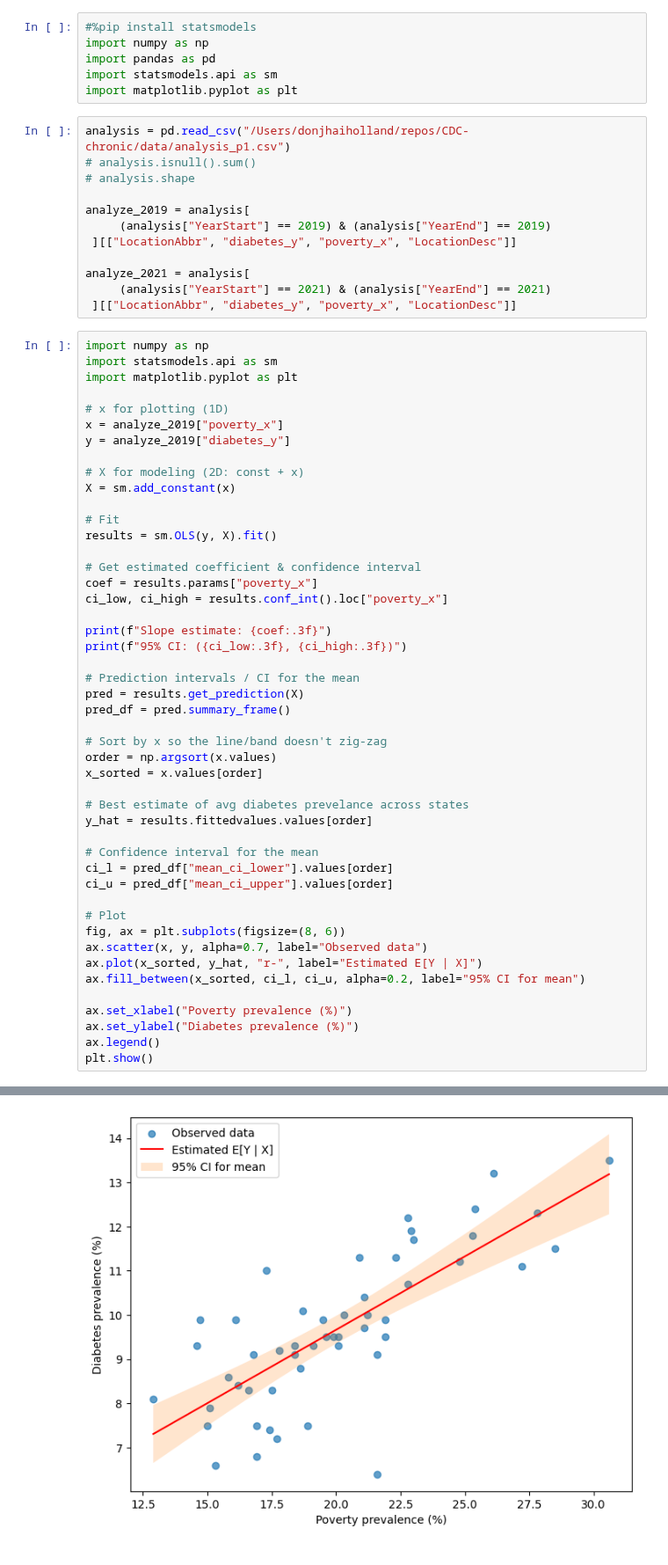
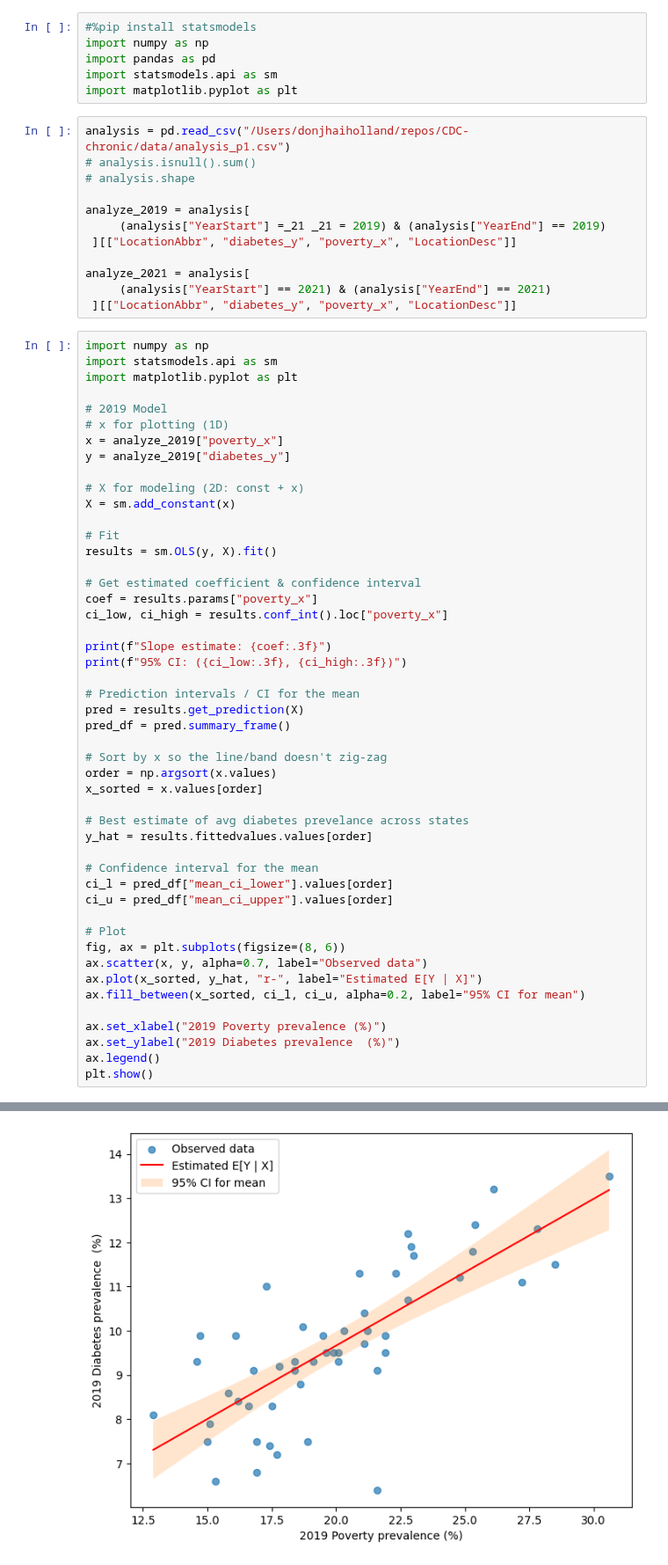
Before and after one commit to DonjhaiH/CDC-chronic, a Jupyter notebook: cdi-project/notebooks/modeling.ipynb, the cells around one changed output, grey strips where cells are left out. Shown at 88% size. Drawn from its saved outputs; the diff is of its cells as text.

```diff
--- a/cdi-project/notebooks/modeling.ipynb
+++ b/cdi-project/notebooks/modeling.ipynb
@@ -10,7 +10,7 @@ analysis = pd.read_csv("/Users/donjhaiholland/repos/CDC-chronic/data/analysis_p1
 # analysis.shape
 
 analyze_2019 = analysis[
-     (analysis["YearStart"] == 2019) & (analysis["YearEnd"] == 2019)
+     (analysis["YearStart"] =_21 _21 = 2019) & (analysis["YearEnd"] == 2019)
  ][["LocationAbbr", "diabetes_y", "poverty_x", "LocationDesc"]]
 
 analyze_2021 = analysis[
@@ -21,6 +21,7 @@ import numpy as np
 import statsmodels.api as sm
 import matplotlib.pyplot as plt
 
+# 2019 Model
 # x for plotting (1D)
 x = analyze_2019["poverty_x"]
 y = analyze_2019["diabetes_y"]
@@ -37,33 +38,33 @@ ci_low, ci_high = results.conf_int().loc["poverty_x"]
 
 print(f"Slope estimate: {coef:.3f}")
 print(f"95% CI: ({ci_low:.3f}, {ci_high:.3f})")
 
 # Prediction intervals / CI for the mean
 pred = results.get_prediction(X)
 pred_df = pred.summary_frame()
 
 # Sort by x so the line/band doesn't zig-zag
 order = np.argsort(x.values)
 x_sorted = x.values[order]
 
 # Best estimate of avg diabetes prevelance across states
 y_hat = results.fittedvalues.values[order]
 
 # Confidence interval for the mean
 ci_l = pred_df["mean_ci_lower"].values[order]
 ci_u = pred_df["mean_ci_upper"].values[order]
 
 # Plot
 fig, ax = plt.subplots(figsize=(8, 6))
 ax.scatter(x, y, alpha=0.7, label="Observed data")
 ax.plot(x_sorted, y_hat, "r-", label="Estimated E[Y | X]")
 ax.fill_between(x_sorted, ci_l, ci_u, alpha=0.2, label="95% CI for mean")
 
-ax.set_xlabel("Poverty prevalence (%)")
-ax.set_ylabel("Diabetes prevalence (%)")
+ax.set_xlabel("2019 Poverty prevalence (%)")
+ax.set_ylabel("2019 Diabetes prevalence  (%)")
 ax.legend()
 plt.show()
 # %% [output]
 Slope estimate: 0.332
 95% CI: (0.251, 0.412)
-[figure, old version]
+[figure, new version]
```
Also changed, not shown: parts of 1 cell of this notebook.
